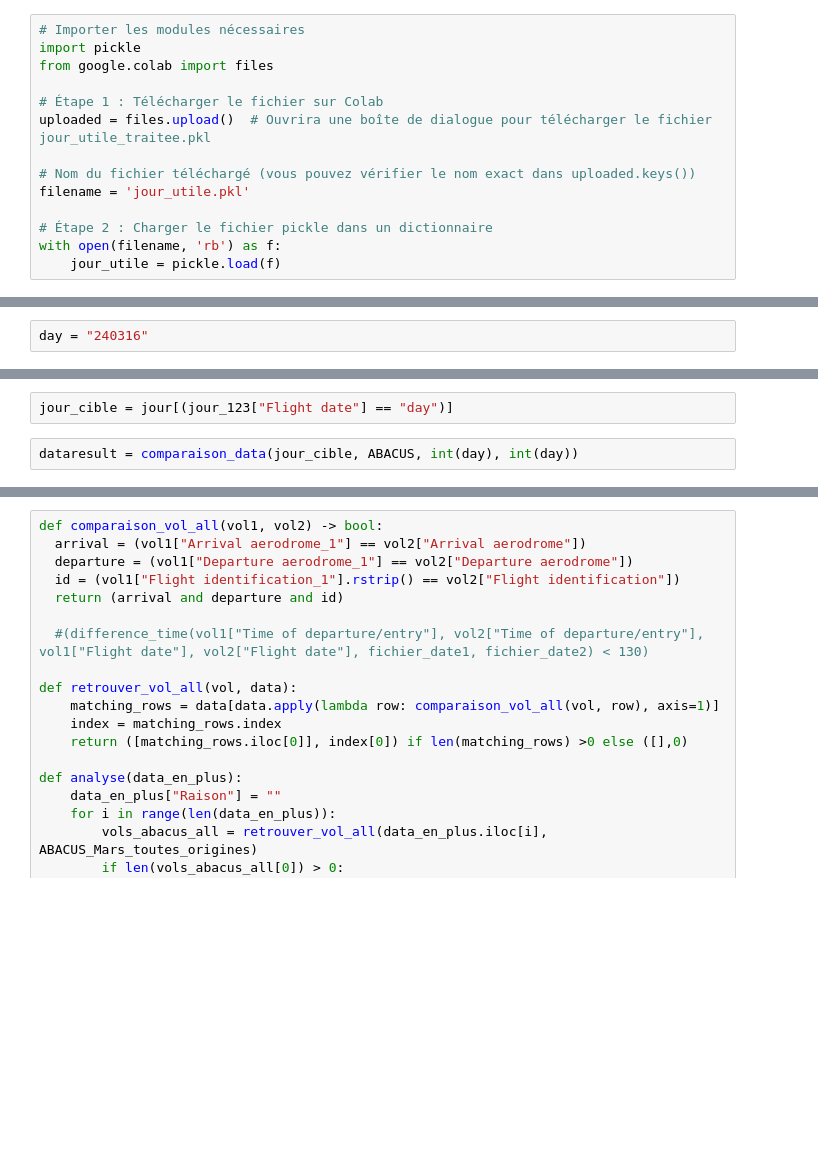
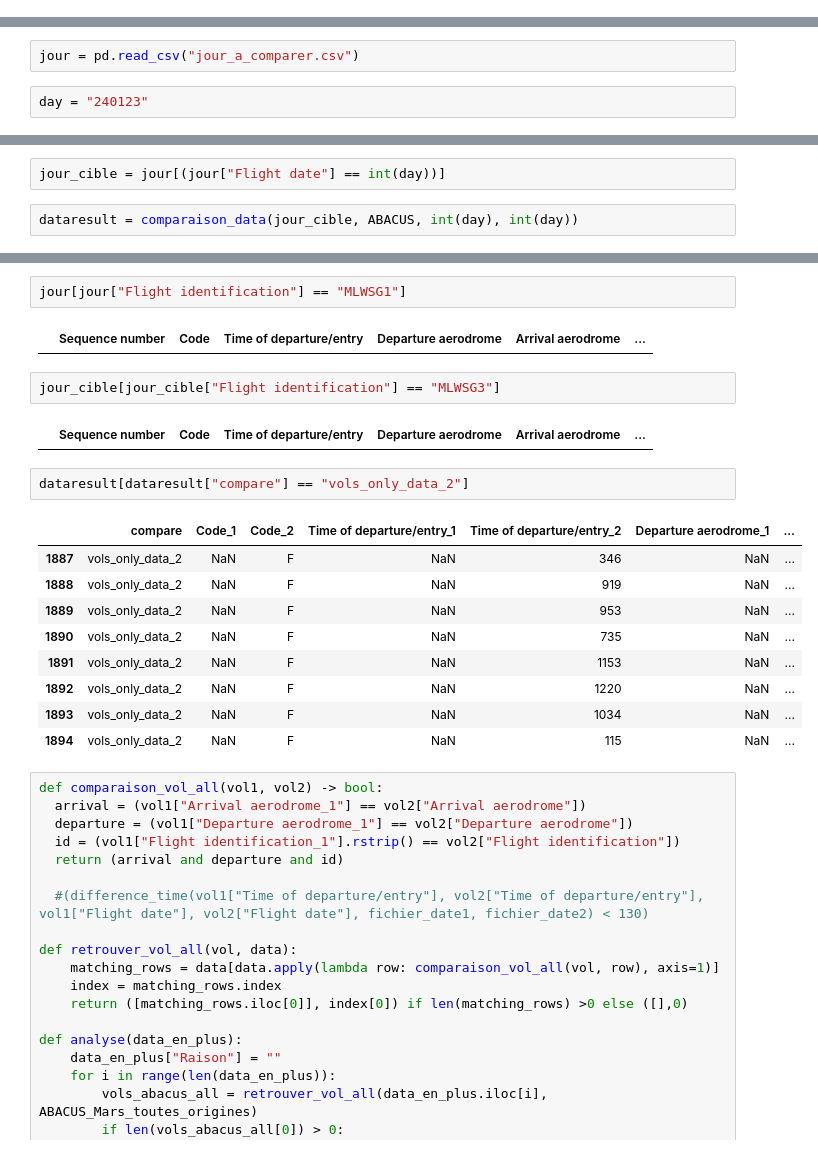
Before and after one commit to ittaldias/redevance, a Jupyter notebook: notebook/Comparaison_ABACUS_Janvier_Mars.ipynb, the cells around one changed output, grey strips where cells are left out. Drawn from its saved outputs; the diff is of its cells as text; blank space fills up the shorter version.

```diff
--- a/notebook/Comparaison_ABACUS_Janvier_Mars.ipynb
+++ b/notebook/Comparaison_ABACUS_Janvier_Mars.ipynb
@@ -1050,14 +1038,0 @@ files.download('jour_utile.pkl')
-# %%
-# Importer les modules nécessaires
-import pickle
-from google.colab import files
-
-# Étape 1 : Télécharger le fichier sur Colab
-uploaded = files.upload()  # Ouvrira une boîte de dialogue pour télécharger le fichier jour_utile_traitee.pkl
-
-# Nom du fichier téléchargé (vous pouvez vérifier le nom exact dans uploaded.keys())
-filename = 'jour_utile.pkl'
-
-# Étape 2 : Charger le fichier pickle dans un dictionnaire
-with open(filename, 'rb') as f:
-    jour_utile = pickle.load(f)
@@ -1442,5 +1408,7 @@ def comparaison_data(data1, data2, fichier_date1, fichier_date2):
+# %%
+jour = pd.read_csv("jour_a_comparer.csv")
 # %%
-day = "240316"
+day = "240123"
 # %%
 if day[2:4] == "03":
     ABACUS = ABACUS_Mars[(ABACUS_Mars["Flight date"] == int(day)) & (ABACUS_Mars["Origin of message"] == "LF")]
@@ -1453,7 +1421,7 @@ else:
     ABACUS = pd.DataFrame(ABACUS)
     ABACUS['Time of departure/entry'] = pd.to_numeric(ABACUS['Time of departure/entry'], errors='coerce')
 # %%
-jour_cible = jour[(jour_123["Flight date"] == "day")]
+jour_cible = jour[(jour["Flight date"] == int(day))]
 # %%
 dataresult = comparaison_data(jour_cible, ABACUS, int(day), int(day))
 # %%
@@ -1468,4 +1435,24 @@ vols_dep_diff          1
 Name: count, dtype: int64
+# %%
+jour[jour["Flight identification"] == "MLWSG1"]
+# %% [output]
+|  | Sequence number | Code | Time of departure/entry | Departure aerodrome | Arrival aerodrome | ... |
+# %%
+jour_cible[jour_cible["Flight identification"] == "MLWSG3"]
+# %% [output]
+|  | Sequence number | Code | Time of departure/entry | Departure aerodrome | Arrival aerodrome | ... |
+# %%
+dataresult[dataresult["compare"] == "vols_only_data_2"]
+# %% [output]
+|  | compare | Code_1 | Code_2 | Time of departure/entry_1 | Time of departure/entry_2 | Departure aerodrome_1 | ... |
+| 1887 | vols_only_data_2 | NaN | F | NaN | 346 | NaN | ... |
+| 1888 | vols_only_data_2 | NaN | F | NaN | 919 | NaN | ... |
+| 1889 | vols_only_data_2 | NaN | F | NaN | 953 | NaN | ... |
+| 1890 | vols_only_data_2 | NaN | F | NaN | 735 | NaN | ... |
+| 1891 | vols_only_data_2 | NaN | F | NaN | 1153 | NaN | ... |
+| 1892 | vols_only_data_2 | NaN | F | NaN | 1220 | NaN | ... |
+| 1893 | vols_only_data_2 | NaN | F | NaN | 1034 | NaN | ... |
+| 1894 | vols_only_data_2 | NaN | F | NaN | 115 | NaN | ... |
 # %%
 def comparaison_vol_all(vol1, vol2) -> bool:
   arrival = (vol1["Arrival aerodrome_1"] == vol2["Arrival aerodrome"])
```
Also changed, not shown: parts of 11 cells of this notebook.
